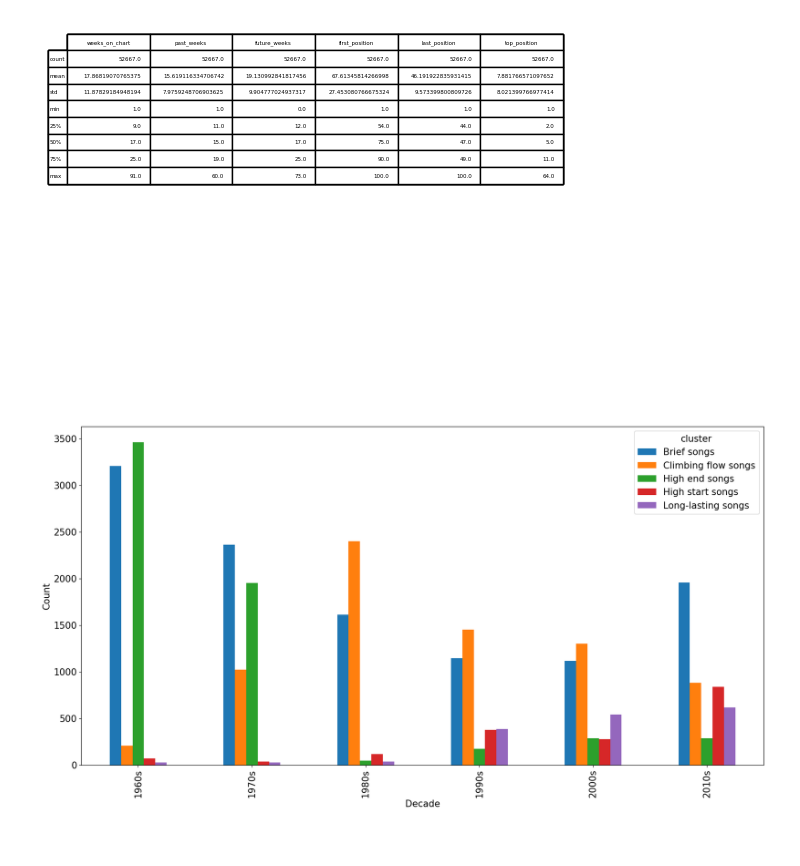
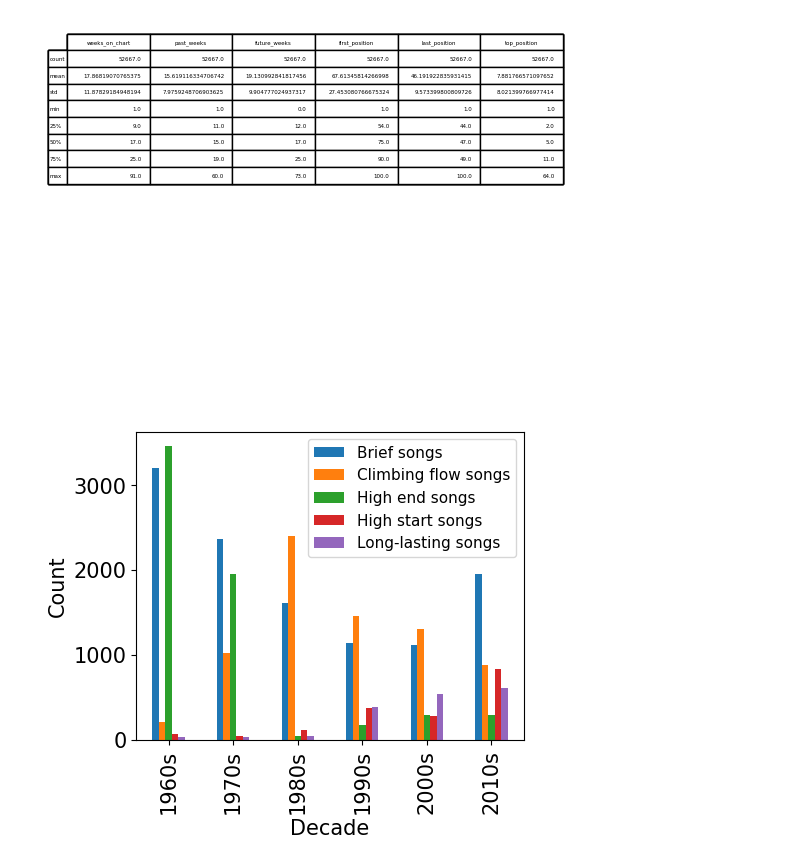
Before and after one commit to martalech/pop_charts_dynamics, a Jupyter notebook: trajectories_analysis/features_clustering.ipynb, the cells around one changed output. Drawn from its saved outputs; the diff is of its cells as text; code cells hidden in the pictures.

```diff
--- a/trajectories_analysis/features_clustering.ipynb
+++ b/trajectories_analysis/features_clustering.ipynb
@@ -19,7 +19,6 @@ billboard_hot_100 = pd.read_csv("../billboard_hot_100.csv")
 billboard_hot_100["first_day_of_the_week"] = pd.to_datetime(billboard_hot_100["first_day_of_the_week"],
                                                             infer_datetime_format=True)
 billboard_hot_100["year"] = billboard_hot_100["first_day_of_the_week"].dt.year
-billboard_hot_100 = billboard_hot_100[(billboard_hot_100["year"] >= 1959) & (billboard_hot_100["year"] <= 2022)]
 billboard_hot_100.head()
 # %% [output]
 |  | Unnamed: 0 | first_day_of_the_week | artist | song_name | position | last_week_position | peak_position | ... |
@@ -407,15 +402,16 @@ max       100.000000     64.000000
 # %%
 billboard_hot_100_new["year"] = billboard_hot_100_new["first_day_of_the_week"].dt.year
 billboard_hot_100_new["decade"] = billboard_hot_100_new["year"].apply(lambda x: x - x % 10).map(str) + "s"
 billboard_hot_100_new = billboard_hot_100_new[(billboard_hot_100_new["decade"] != "2020s") &\
                                                 (billboard_hot_100_new["decade"] != "1950s")].copy()
 
 billboard_hot_100_new[["decade", "cluster", "song_name", "artist"]].drop_duplicates().groupby(
-    "decade")["cluster"].value_counts().unstack().plot(kind="bar", figsize=(20, 10))
+    "decade")["cluster"].value_counts().unstack().plot(kind="bar", figsize=(5, 4))
 
 plt.ylabel("Count")
 plt.xlabel("Decade")
+plt.legend(fontsize=11)
 plt.savefig("figures/cluster_count_by_decade.pdf", format="pdf", bbox_inches="tight")
 plt.show()
 # %% [output]
-[figure, old version]
+[figure, new version]
```
Also changed, not shown: parts of 2 cells of this notebook, 10 other files.
